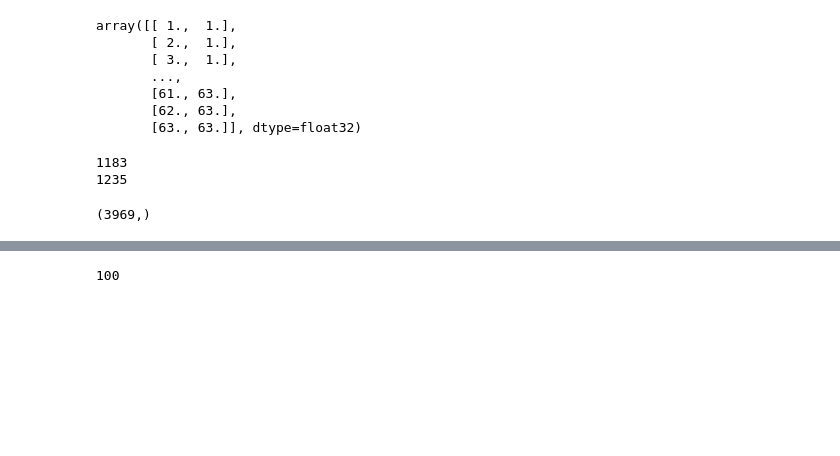
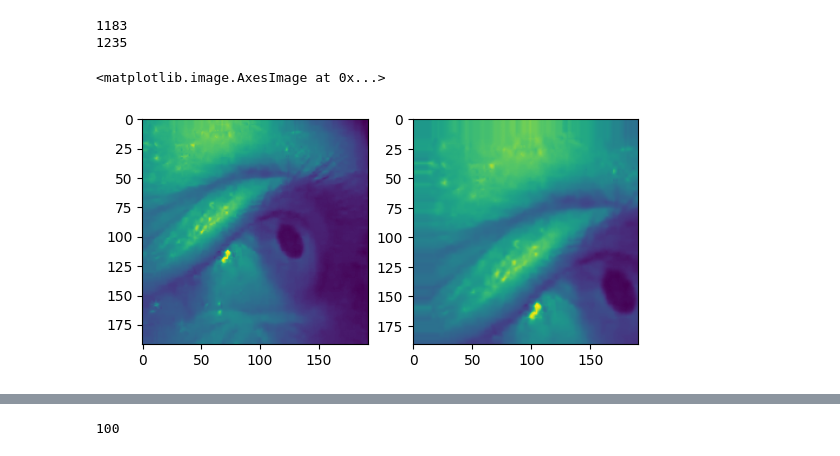
Before and after one commit to tpfffr/neon_blink_detection, a Jupyter notebook: notebooks/data_augmentation.ipynb, the cells around one changed output, grey strips where cells are left out. Saved outputs shown, nothing was run; the diff lists cells and outputs as text; code cells hidden in the pictures; blank space fills up the shorter version.

```diff
--- a/notebooks/data_augmentation.ipynb
+++ b/notebooks/data_augmentation.ipynb
@@ -63,13 +28,8 @@ plt.plot(grid[:, 0], grid[:, 1], ".")
-# %%
-import scipy
-a=scipy.interpolate.griddata(grid, feature_array[100, 0:100, 0], p_grid, method="nearest")
-
-plt.imshow(p_grid, a)
 # %%
 x = np.linspace(0, 64, 65)
 
-x = np.linspace(0, 64, 65, dtype=np.float32)[1:-1]
-y = np.linspace(0, 64, 65, dtype=np.float32)[1:-1]
+x = np.linspace(0, 63, 64, dtype=np.float32)
+y = np.linspace(0, 63, 64, dtype=np.float32)
 xx, yy = np.meshgrid(x, y)
 p_grid = np.concatenate((xx.reshape(-1, 1), yy.reshape(-1, 1)), axis=1)
 # %%
@@ -79,11 +45 @@ p_grid.shape
-# %%
-p
-# %% [output]
-array([[ 1.,  1.],
-       [ 2.,  1.],
-       [ 3.,  1.],
-       ...,
-       [61., 63.],
-       [62., 63.],
-       [63., 63.]], dtype=float32)
 # %%
@@ -129,7 +91,40 @@ for iframe in range(0, feature_array.shape[0]):
 # %% [output]
 1183
 1235
-# %%
-a.shape
-# %% [output]
-(3969,)
+# %%
+img = np.zeros([64, 64, 5])
+for i in range(0, 5):
+    a=scipy.interpolate.griddata(grid, feature_array[100+i, 0:225, 1], p_grid, method="linear")
+    img[:, :, i] = a.reshape(64,64)
+# %%
+import typing as T
+
+def zoom_center(img, zoom_factor: int, shift: T.List[int]):
+
+    y_size = img.shape[0]
+    x_size = img.shape[1]
+
+    img = scipy.ndimage.shift(img, [shift[0], shift[1], 0], mode="nearest")
+
+    # define new boundaries
+    x1 = int(0.5*x_size*(1-1/zoom_factor))
+    x2 = int(x_size-0.5*x_size*(1-1/zoom_factor))
+    y1 = int(0.5*y_size*(1-1/zoom_factor))
+    y2 = int(y_size-0.5*y_size*(1-1/zoom_factor))
+
+    # first crop image then scale
+    img_cropped = img[y1:y2,x1:x2, :]
+
+
+    return cv2.resize(img_cropped, None, fx=zoom_factor, fy=zoom_factor)
+# %%
+
+i = 10
+img_zoom = zoom_center(images_left[i, :, :, :], zoom_factor=1.3, shift=[30, 30])
+
+f, ax = plt.subplots(1,2)
+ax[0].imshow(images_left[i, :, :, 0])
+ax[1].imshow(img_zoom)
+# %% [output]
+<matplotlib.image.AxesImage at 0x...>
+[figure, added]
```
Also changed, not shown: parts of 15 cells of this notebook, 4 other files.
